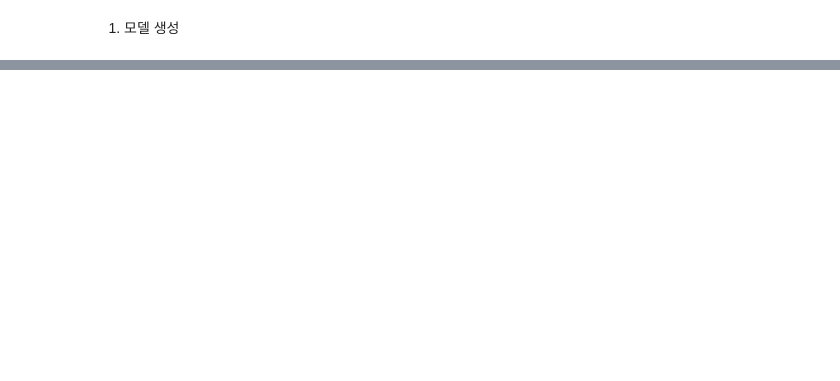
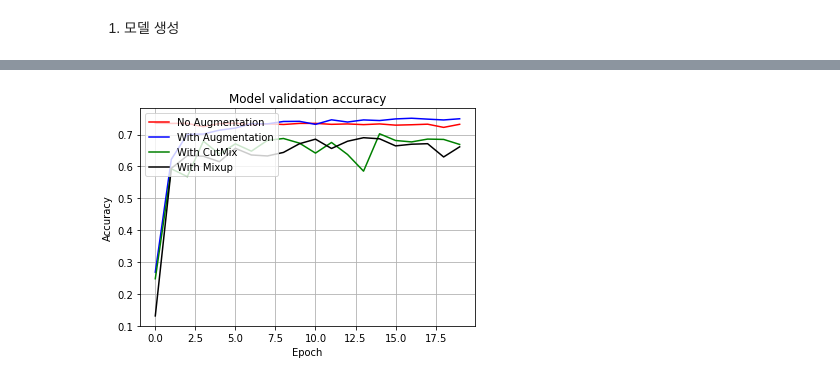
Before and after one commit to kawonkang/test-AIF, a Jupyter notebook: [GC-02]/[GC-02] CutMix_Mixup.ipynb, the cells around one changed output, grey strips where cells are left out. Cells and saved outputs as stored; diff of their text form; code cells hidden in the pictures; blank space fills up the shorter version.

```diff
--- a/[GC-02]/[GC-02] CutMix_Mixup.ipynb
+++ b/[GC-02]/[GC-02] CutMix_Mixup.ipynb
@@ -636,13 +634,15 @@ history_resnet50_nmix = nmix_resnet50.fit(
 # %%
-plt.plot(history_resnet50_no_aug.history['val_accuracy'], 'r')
-plt.plot(history_resnet50_aug.history['val_accuracy'], 'b')
-plt.plot(history_resnet50_cut.history['val_accuracy'], 'g')
-plt.plot(history_resnet50_mix.history['val_accuracy'], 'o')
-plt.plot(history_resnet50_nmix.history['val_accuracy'], 'y')
+plt.plot(history_resnet50_no_aug['val_accuracy'], 'r')
+plt.plot(history_resnet50_aug['val_accuracy'], 'b')
+plt.plot(history_resnet50_cut['val_accuracy'], 'g')
+plt.plot(history_resnet50_mix['val_accuracy'][:20], 'black')
+#plt.plot(history_resnet50_nmix.history['val_accuracy'], 'y')
 plt.title('Model validation accuracy')
 plt.ylabel('Accuracy')
 plt.xlabel('Epoch')
-plt.legend(['No Augmentation', 'With Augmentation'], loc='upper left')
+plt.legend(['No Augmentation', 'With Augmentation', 'With CutMix', 'With Mixup'], loc='upper left')
 plt.grid(True) # Accuracy 범위 지정
-plt.ylim(0.72, 0.76)
+#plt.ylim(0.72, 0.76)
 plt.show()
+# %% [output]
+[figure, added]
```
Also changed, not shown: parts of 52 cells of this notebook, 24 other files.
